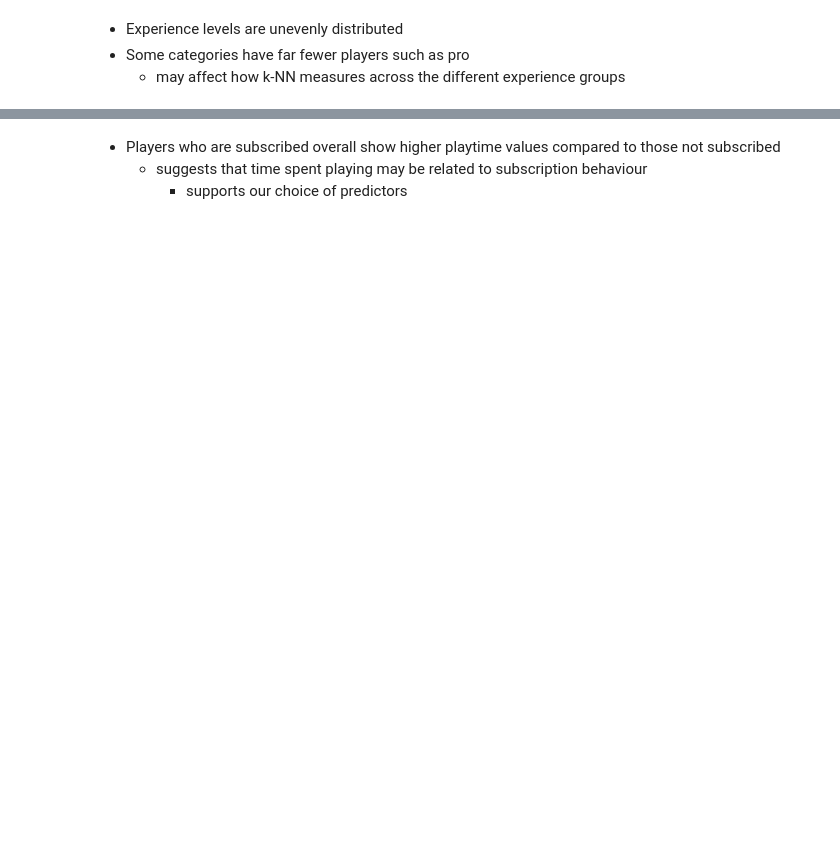
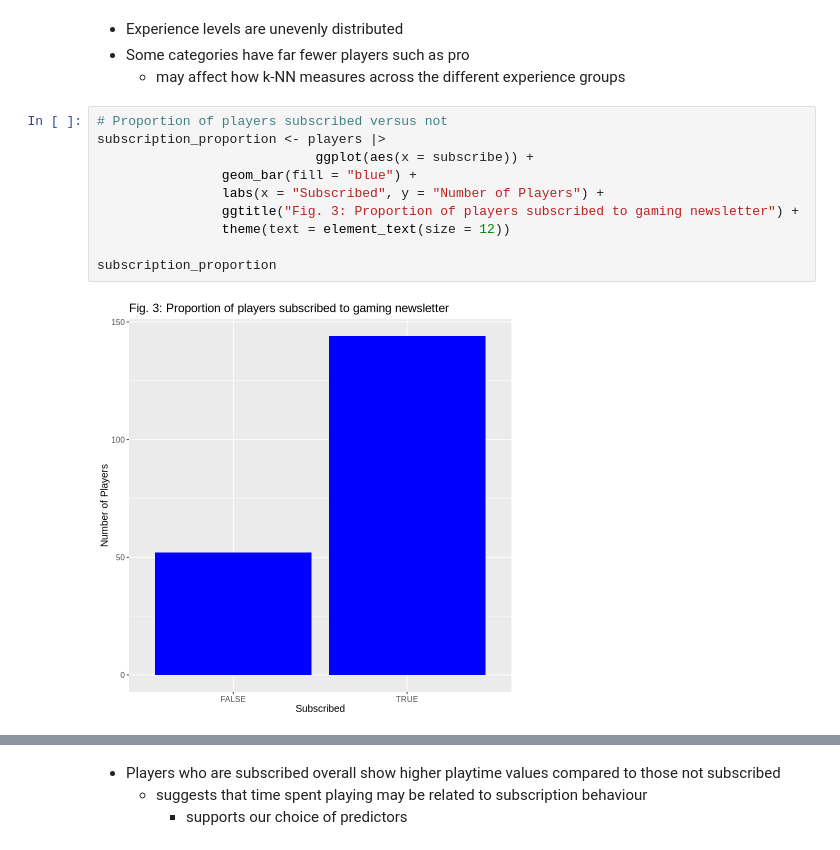
Before and after one commit to safesocks/final_project_dsci_100, a Jupyter notebook: final_project.ipynb, the cells around one changed output, grey strips where cells are left out. Drawn from its saved outputs; the diff is of its cells as text; blank space fills up the shorter version.

```diff
--- a/final_project.ipynb
+++ b/final_project.ipynb
@@ -217,3 +218,15 @@ experience_plot
 - Experience levels are unevenly distributed
 - Some categories have far fewer players such as pro
     - may affect how k-NN measures across the different experience groups
+# %%
+# Proportion of players subscribed versus not
+subscription_proportion <- players |>
+                            ggplot(aes(x = subscribe)) +
+                geom_bar(fill = "blue") +
+                labs(x = "Subscribed", y = "Number of Players") +
+                ggtitle("Fig. 3: Proportion of players subscribed to gaming newsletter") +
+                theme(text = element_text(size = 12))
+
+subscription_proportion
+# %% [output]
+[figure, added]
```
Also changed, not shown: parts of 14 cells of this notebook.
